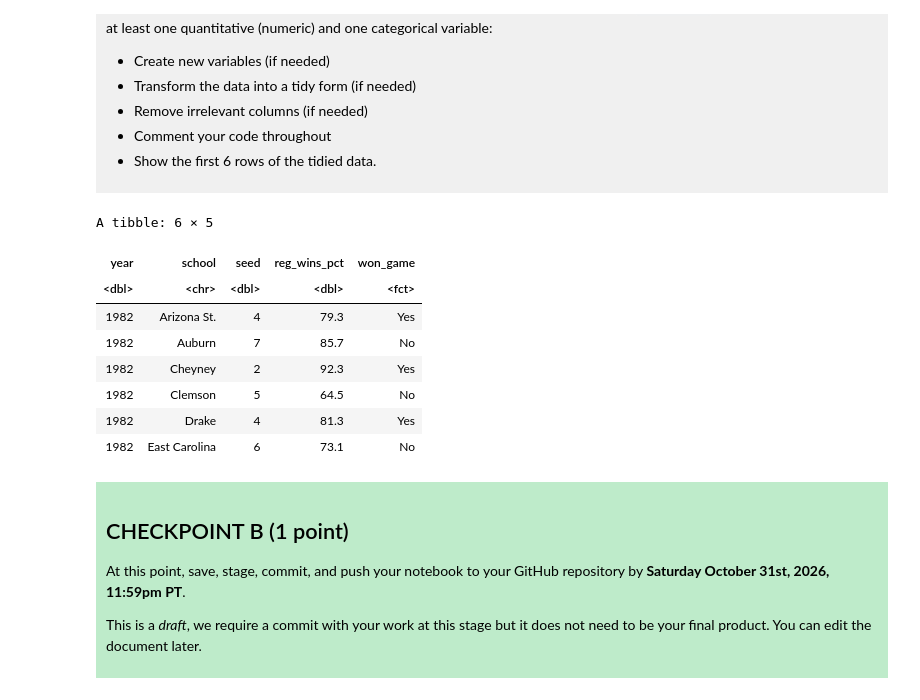
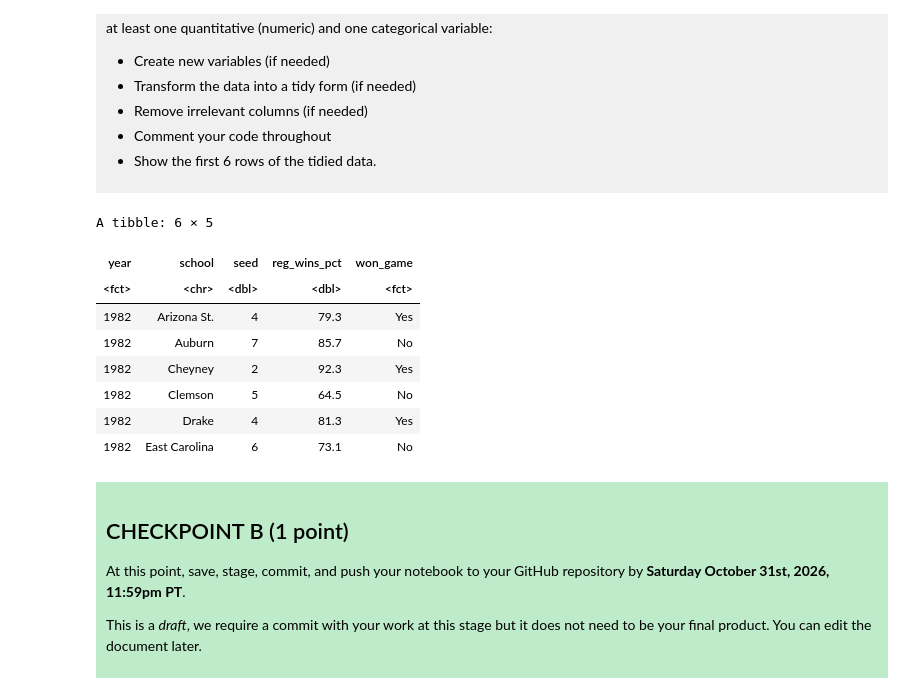
Before and after one commit to Daphne-Pard/dsci-100-project-daphne-pard, a Jupyter notebook: dsci-100-project-notebook.ipynb, the cells around one changed output. Drawn from its saved outputs; the diff is of its cells as text; code cells hidden in the pictures.

```diff
--- a/dsci-100-project-notebook.ipynb
+++ b/dsci-100-project-notebook.ipynb
@@ -222,19 +222,24 @@ Produce a tidy data set that could be used to answer your research question usin
 # %%
 bball_tidy <- basketball_data |>
 
-#Creating a categorical variable using mutate and as_factor to show whethere a team won a tournament game
+#Creating a categorical variable using mutate and as_factor to show whether a team won a tournament game
     mutate(won_game = as_factor(if_else(tourney_wins > 0, "Yes", "No"))) |>
 
+#Filtering out seed 0 because it was a special opening-round designation which determined who would advance as the No. 8 seed in each region, so it isn't a proper tournament ranking
+    filter(seed != 0) |>
+
 #Keeping only the relevant variables needed to answer the research question
-    select(year, school, seed, reg_wins_pct, won_game)
+    select(year, school, seed, reg_wins_pct, won_game) |>
 
+#Turning year into a categorical variable using mutate and as_factor
+    mutate(year = as_factor(year))
 
 #Displaying the first 6 rows of the tidy data set
 head(bball_tidy)
 # %% [output]
 A tibble: 6 × 5
 | year | school | seed | reg_wins_pct | won_game |
-| <dbl> | <chr> | <dbl> | <dbl> | <fct> |
+| <fct> | <chr> | <dbl> | <dbl> | <fct> |
 | 1982 | Arizona St. | 4 | 79.3 | Yes |
 | 1982 | Auburn | 7 | 85.7 | No |
 | 1982 | Cheyney | 2 | 92.3 | Yes |
```
Also changed, not shown: parts of 10 cells of this notebook.
